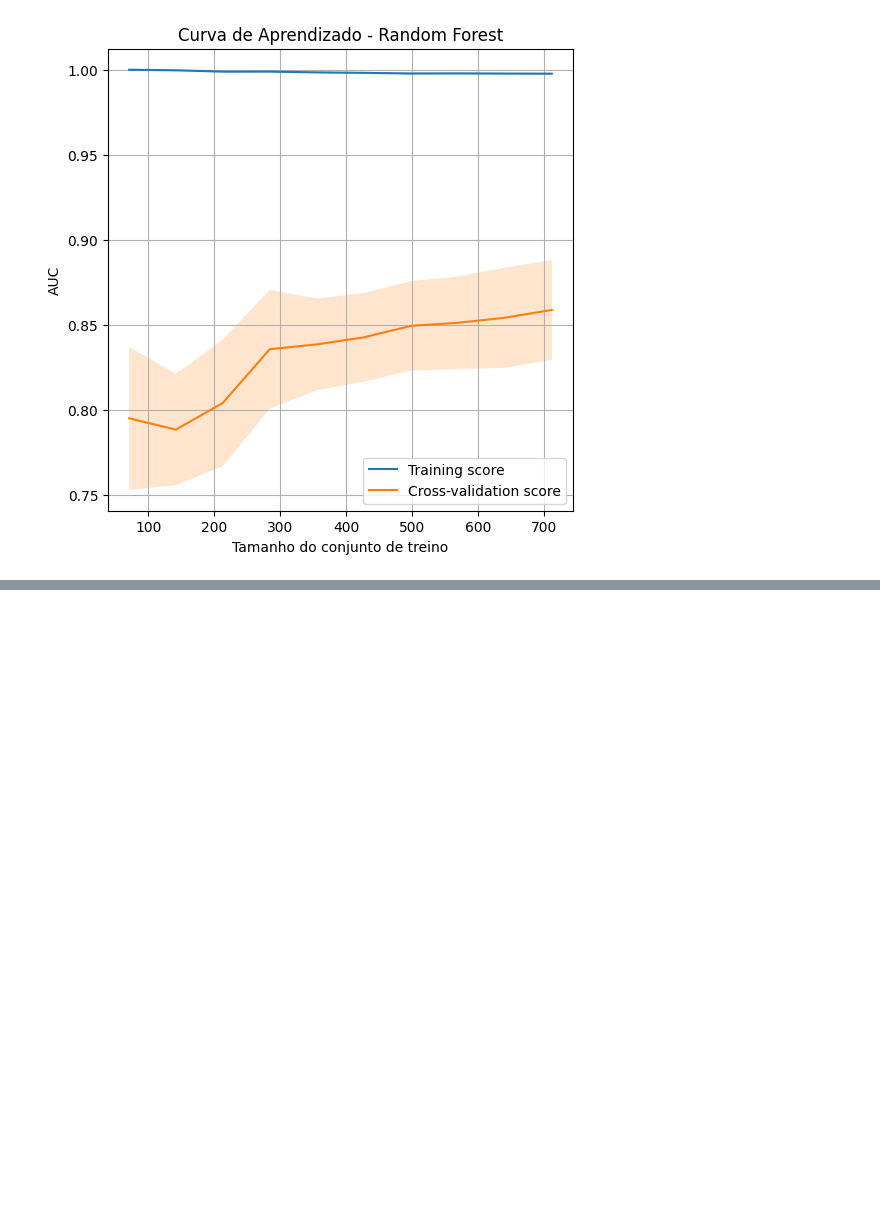
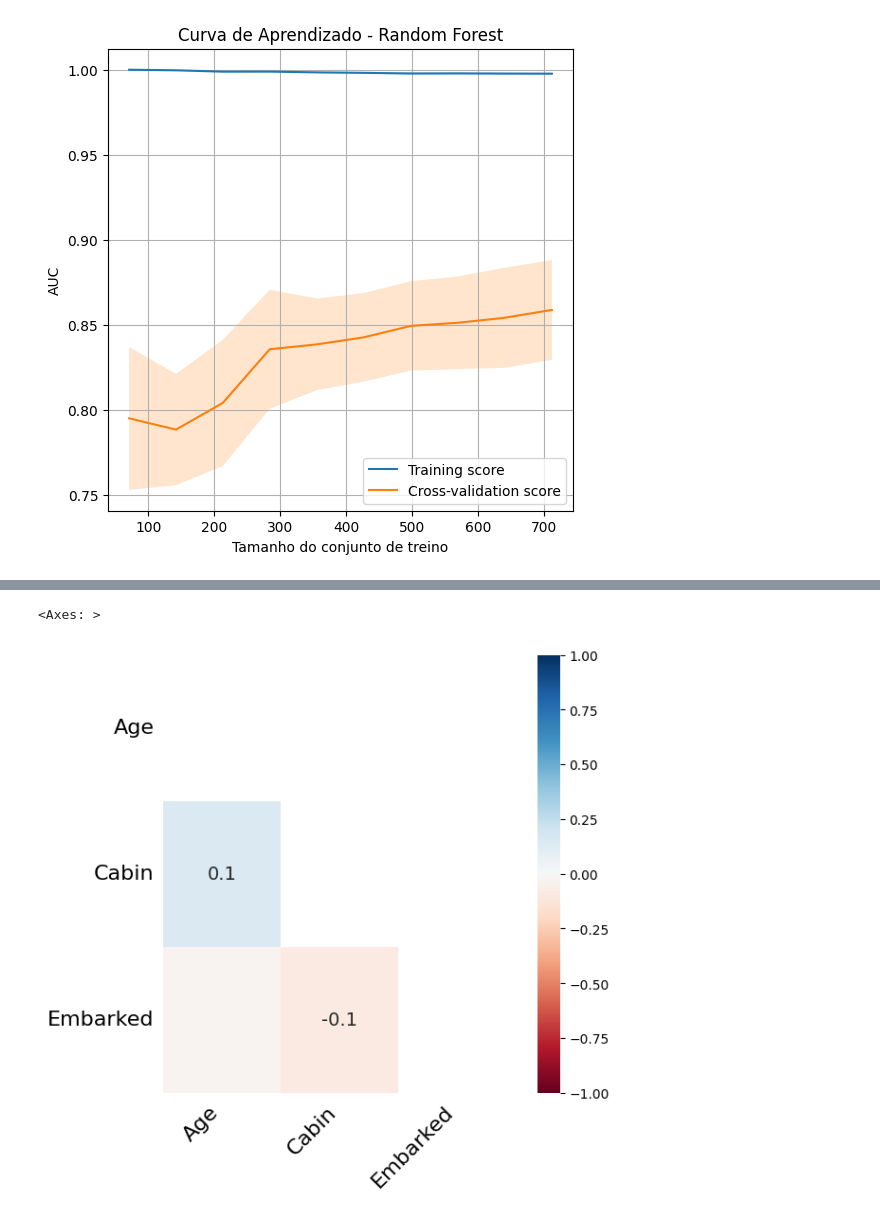
Before and after one commit to Pedrosmn/titanic-challenge, a Jupyter notebook: main.ipynb, the cells around one changed output, grey strips where cells are left out. Cells and saved outputs as stored; diff of their text form; code cells hidden in the pictures; blank space fills up the shorter version.

```diff
--- a/main.ipynb
+++ b/main.ipynb
@@ -565,0 +604,6 @@ plt.show()
+# %%
+# Heatmap, para verificar se as variáveis com dados ausentes tem correlações entre si
+msno.heatmap(df2, figsize=(6, 6))
+# %% [output]
+<Axes: >
+[figure, added]
```
Also changed, not shown: parts of 16 cells of this notebook.
